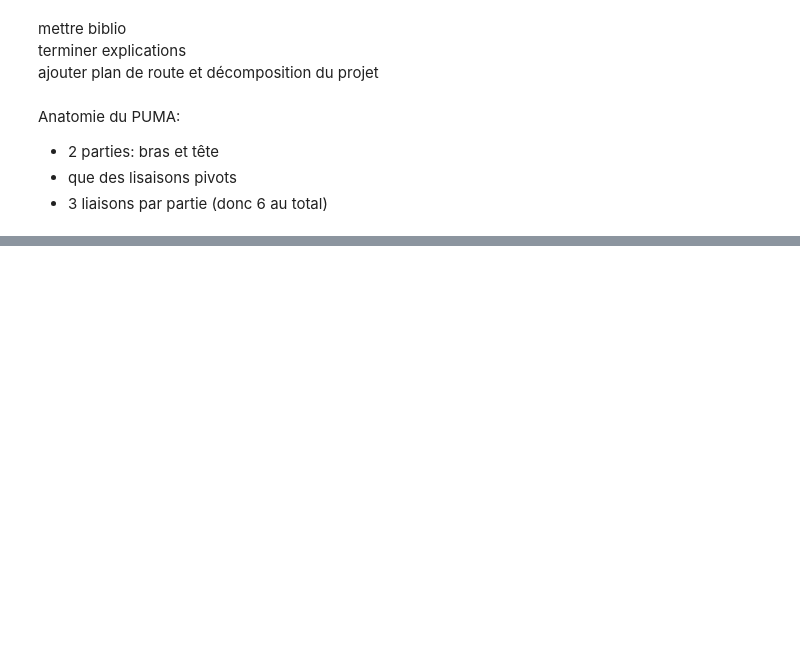
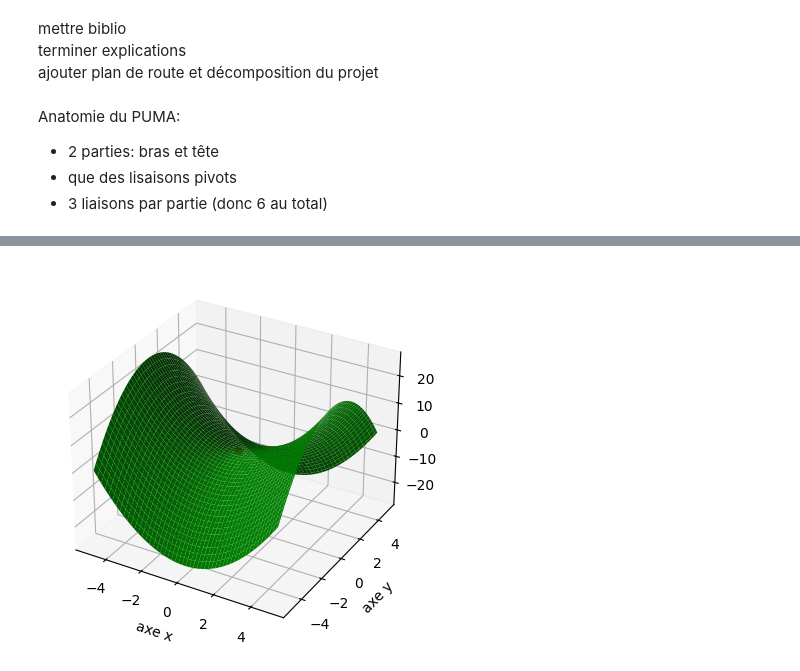
Before and after one commit to erwan-maugeri/Robot-Puma, a Jupyter notebook: cr_stage.ipynb, the cells around one changed output, grey strips where cells are left out. Cells and saved outputs as stored; diff of their text form; code cells hidden in the pictures; blank space fills up the shorter version.

```diff
--- a/cr_stage.ipynb
+++ b/cr_stage.ipynb
@@ -49,0 +159,30 @@ I_q3 = (-225, 45)
+# %%
+# tests d'affichage de surfaces (point col)
+
+x = np.linspace(-5, 5, 100)
+y = np.linspace(-5, 5, 100)
+
+X, Y = np.meshgrid(x, y)  # Créer tous les couples (x,y) possibles
+
+Z = X**2 - Y**2 # on def la fct z: (x,y) -> x^2 - y^2
+
+fig = plt.figure()
+ax = fig.add_subplot(111, projection='3d')
+
+ax.plot_surface(X, Y, Z, color="green")
+
+# cherchons le point col
+# dz/dx = 2*x = 0 si x = 0
+# dz/dx = -2*y = 0 si y = 0
+# donc (0,0, z=0^2-0^2=0) est le point col
+
+ax.scatter(0,0,0, color='red')
+
+# détails
+ax.set_xlabel('axe x')
+ax.set_ylabel('axe y')
+ax.set_zlabel('axe z') # marche pas dans les fichiers notebook
+
+plt.show()
+# %% [output]
+[figure, added]
```
Also changed, not shown: parts of 20 cells of this notebook, 1 other file.
